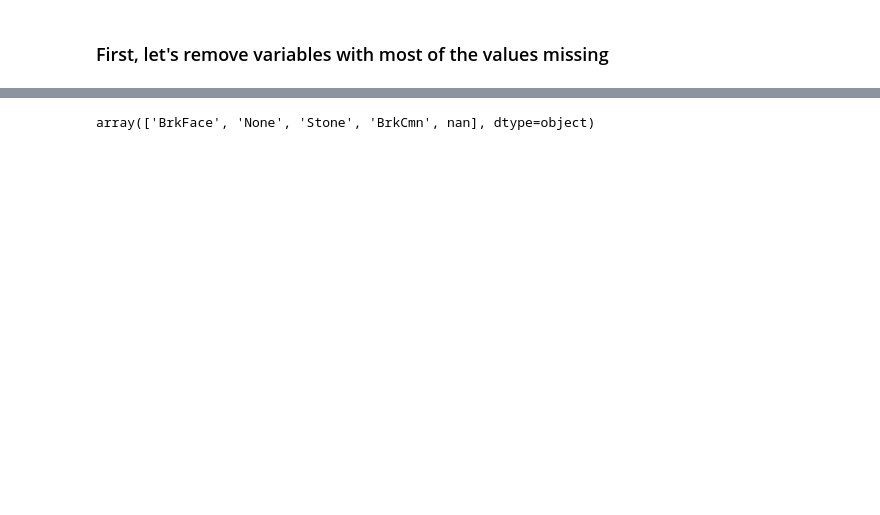
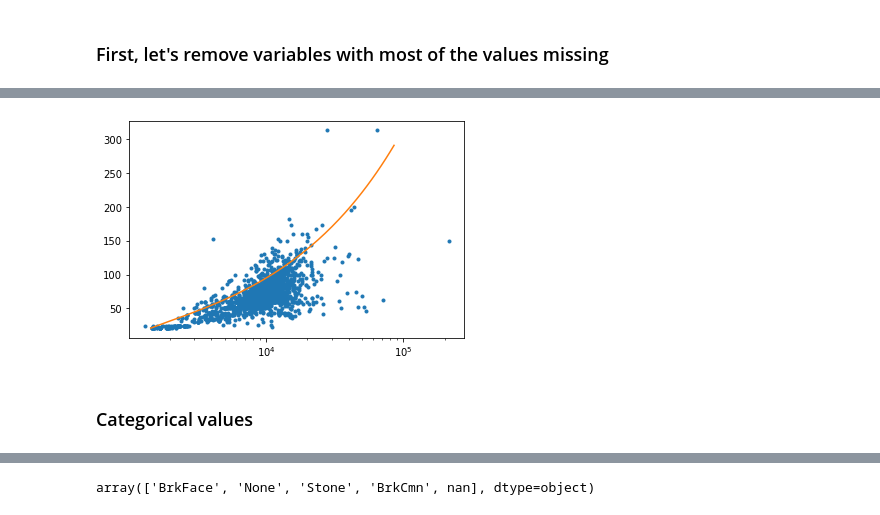
Before and after one commit to Julia117/learning_data_science, a Jupyter notebook: house_prices_advanced/house_prices.ipynb, the cells around one changed output, grey strips where cells are left out. Cells and saved outputs as stored; diff of their text form; code cells hidden in the pictures; blank space fills up the shorter version.

```diff
--- a/house_prices_advanced/house_prices.ipynb
+++ b/house_prices_advanced/house_prices.ipynb
@@ -73,4 +80,4 @@ y = train_data.SalePrice
 X = train_data.drop(['SalePrice'], axis=1)
 # %%
 df = pd.concat([X , test_data])
-df = df.drop(['PoolQC', 'Fence', 'MiscFeature', 'Alley', 'FireplaceQu'], axis=1)
+# df = df.drop(['PoolQC', 'Fence', 'MiscFeature', 'Alley'], axis=1)
@@ -114,0 +133,15 @@ dtype: int64
+# %%
+pairs = df[['LotFrontage','LotArea']].sort_values(by='LotFrontage').values
+xs = list(map(lambda p: p[0], pairs))
+ys = list(map(lambda p: p[1], pairs))
+
+plt.plot(ys, xs, ".")
+
+t = np.arange(21.0, 300.0, 10.0)
+s = 1000 + t * t
+
+plt.plot(s,t)
+# plt.plot(np.arange(0, 300, 10), )
+plt.xscale('log')
+# %% [output]
+[figure, added]
@@ -114,0 +158,2 @@ dtype: int64
+# %% [markdown]
+### Categorical values
```
Also changed, not shown: parts of 121 cells of this notebook.
